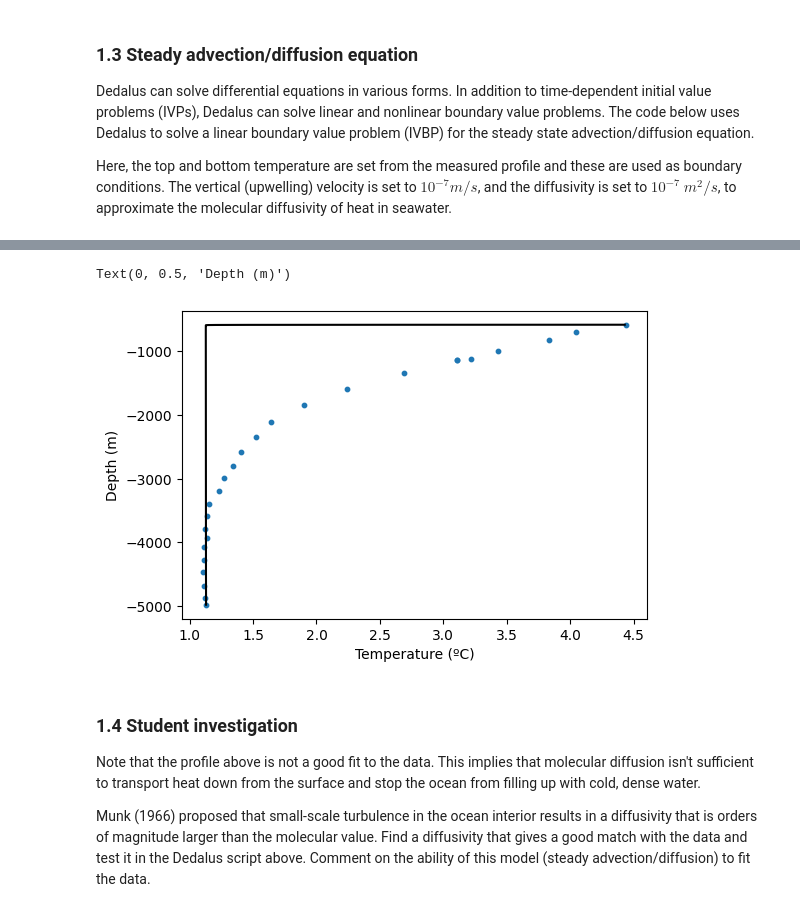
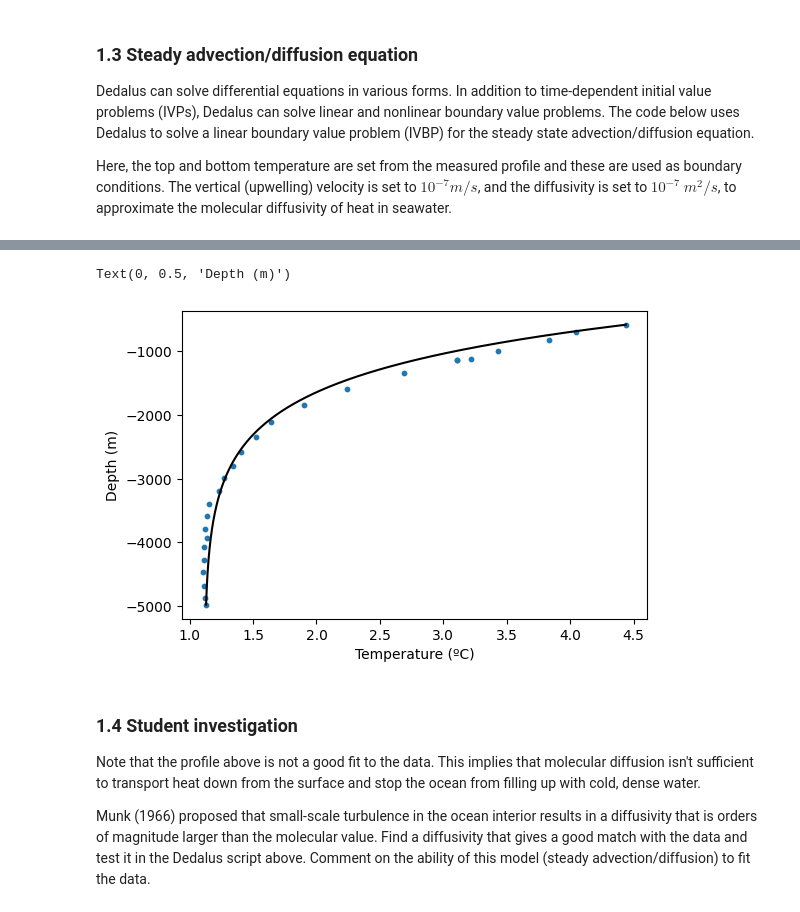
Before and after one commit to sdat2/QCES, a Jupyter notebook: Project2_transport_simon.ipynb, the cells around one changed output, grey strips where cells are left out. Cells and saved outputs as stored; diff of their text form; code cells hidden in the pictures.

```diff
--- a/Project2_transport_simon.ipynb
+++ b/Project2_transport_simon.ipynb
@@ -135,7 +135,7 @@ Nz = 1000
 # Set the upwelling velocity
 w = 1e-7 # m/s
 # Set the diffusivity
-kappa=1e-7 # m^2/s
+kappa=0.8e-4 # m^2/s
 
 # Bases
 zcoord = d3.Coordinate('z')
@@ -180,5 +180,5 @@ INFO:subsystems:Building subproblem matrices 1/1 (~100%) Elapsed: 0s, Remaining:
 Text(0, 0.5, 'Depth (m)')
-[figure, old version]
+[figure, new version]
 # %% [markdown]
 ### 1.4 Student investigation
 <a id='section1pt4'></a>
```
Also changed, not shown: parts of 9 cells of this notebook.
